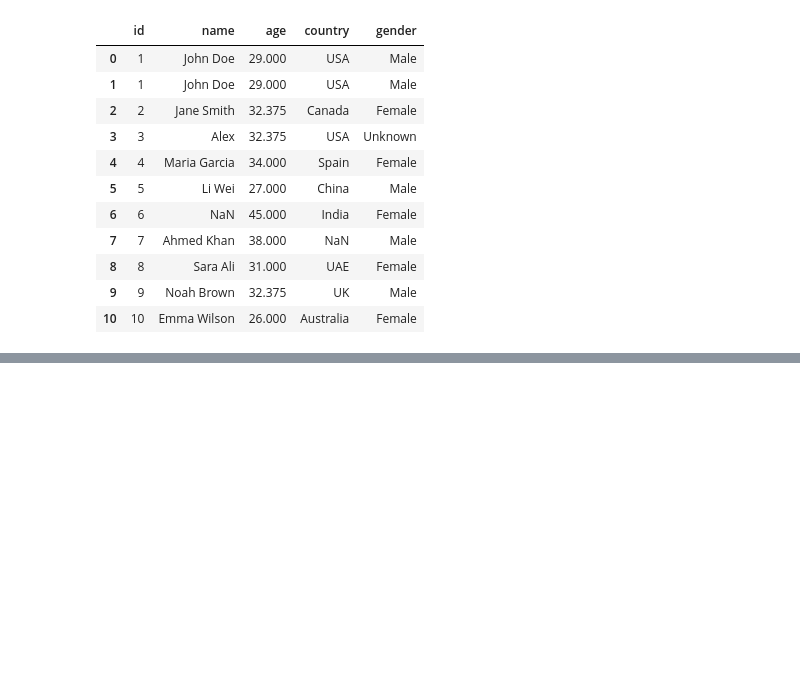
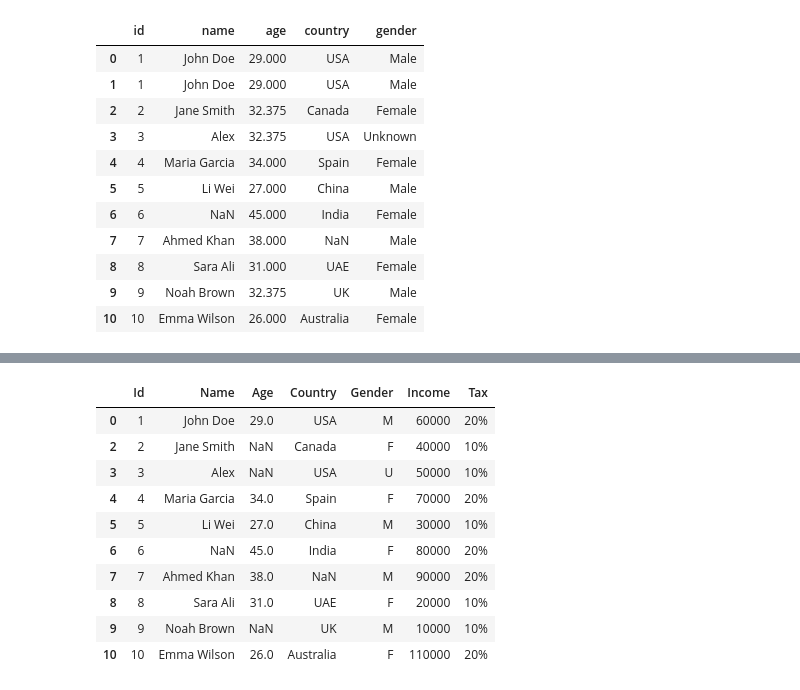
Before and after one commit to raghavdwd/prime-ai-ml, a Jupyter notebook: my-proj/cleaning_data.ipynb, the cells around one changed output, grey strips where cells are left out. Drawn from its saved outputs; the diff is of its cells as text; code cells hidden in the pictures; blank space fills up the shorter version.

```diff
--- a/my-proj/cleaning_data.ipynb
+++ b/my-proj/cleaning_data.ipynb
@@ -130,0 +159,15 @@ df2
+# %%
+df2.columns = ["Id", "Name", "Age", "Country", "Gender", "Income", "Tax"]
+df2
+# %% [output]
+|  | Id | Name | Age | Country | Gender | Income | Tax |
+| 0 | 1 | John Doe | 29.0 | USA | M | 60000 | 20% |
+| 2 | 2 | Jane Smith | NaN | Canada | F | 40000 | 10% |
+| 3 | 3 | Alex | NaN | USA | U | 50000 | 10% |
+| 4 | 4 | Maria Garcia | 34.0 | Spain | F | 70000 | 20% |
+| 5 | 5 | Li Wei | 27.0 | China | M | 30000 | 10% |
+| 6 | 6 | NaN | 45.0 | India | F | 80000 | 20% |
+| 7 | 7 | Ahmed Khan | 38.0 | NaN | M | 90000 | 20% |
+| 8 | 8 | Sara Ali | 31.0 | UAE | F | 20000 | 10% |
+| 9 | 9 | Noah Brown | NaN | UK | M | 10000 | 10% |
+| 10 | 10 | Emma Wilson | 26.0 | Australia | F | 110000 | 20% |
```
Also changed, not shown: parts of 19 cells of this notebook.
